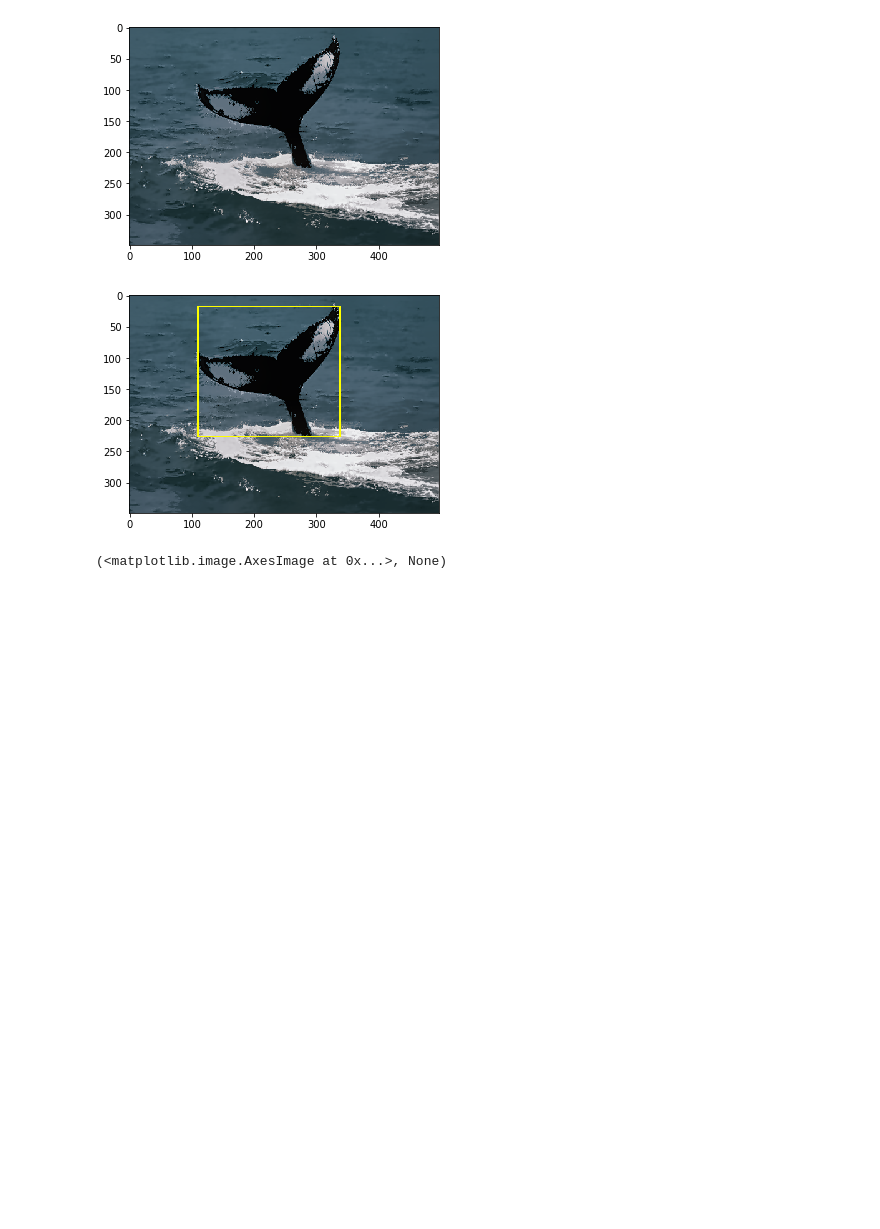
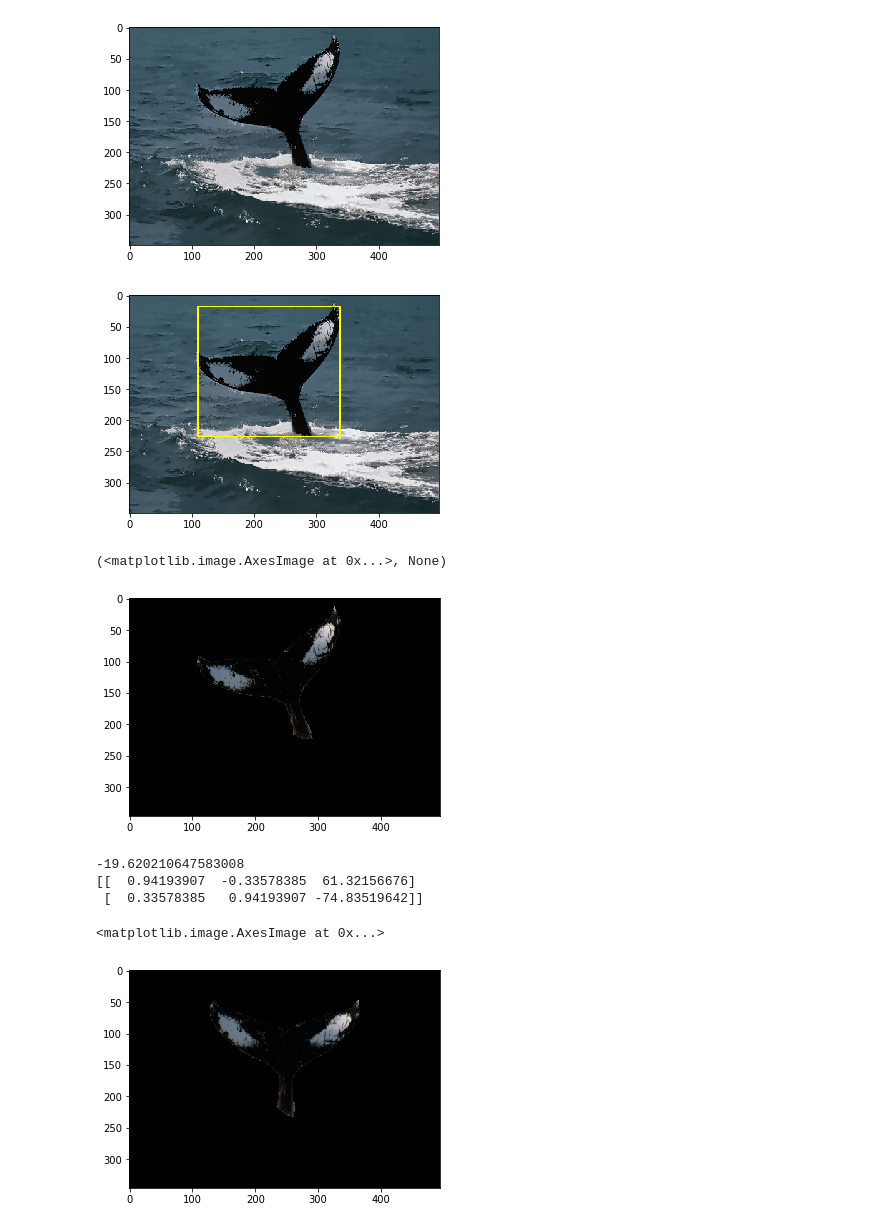
Before and after one commit to tadasi12/dev, a Jupyter notebook: selective_search.ipynb, the cells around one changed output. Saved outputs shown, nothing was run; the diff lists cells and outputs as text; code cells hidden in the pictures; blank space fills up the shorter version.

```diff
--- a/selective_search.ipynb
+++ b/selective_search.ipynb
@@ -624,3 +624,27 @@ plt.imshow(cv2.cvtColor(img, cv2.COLOR_BGR2RGB)), plt.show()
 [figure]
 [figure]
 (<matplotlib.image.AxesImage at 0x...>, None)
+# %%
+img = cv2.imread('C:/Users/shihnkawa/G0010803.JPG.png')
+plt.imshow(cv2.cvtColor(img, cv2.COLOR_BGR2RGB)), plt.show()
+
+cnt = findMaxContour(img)
+
+rows, cols = img.shape[:2]
+rect = cv2.minAreaRect(cnt)
+center = rect[0]
+angle = rect[2]
+
+print(angle)
+rot = cv2.getRotationMatrix2D(center, angle, 1)
+print(rot)
+img = cv2.warpAffine(img, rot, (cols,rows))
+
+plt.imshow(cv2.cvtColor(img, cv2.COLOR_BGR2RGB))
+# %% [output]
+[figure, added]
+-19.620210647583008
+[[  0.94193907  -0.33578385  61.32156676]
+ [  0.33578385   0.94193907 -74.83519642]]
+<matplotlib.image.AxesImage at 0x...>
+[figure, added]
```
Also changed, not shown: parts of 2 cells of this notebook.
